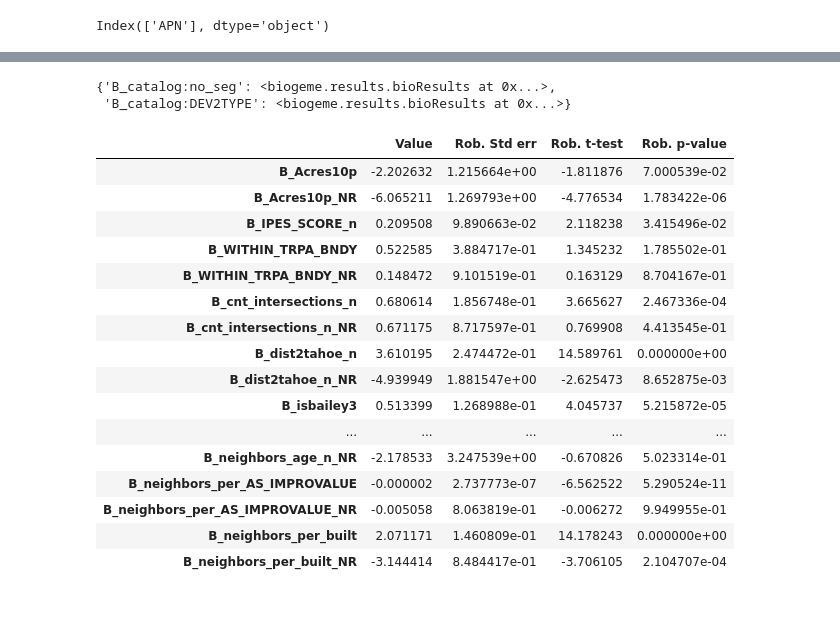
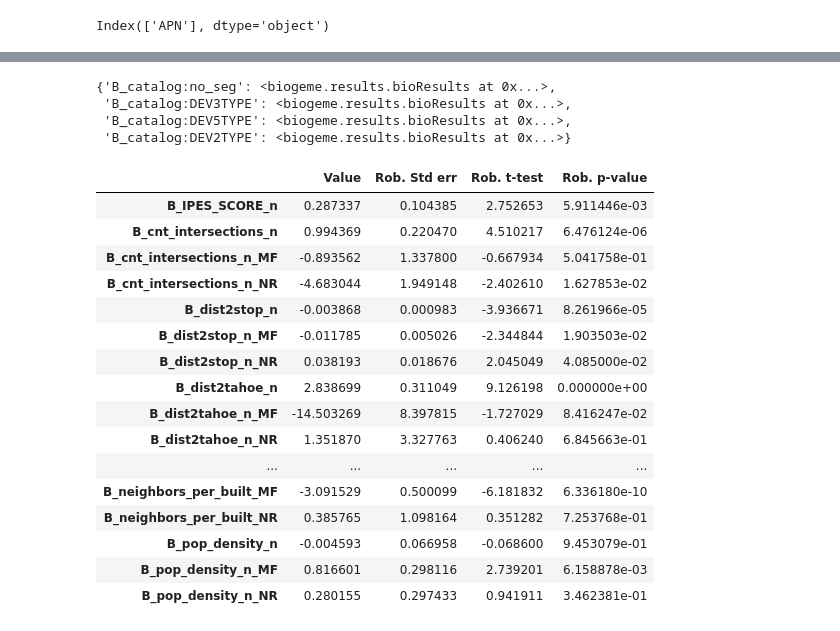
Before and after one commit to ManhanGroup/OLAF-TRPA, a Jupyter notebook: SupplyModelEstimation.ipynb, the cells around one changed output, grey strips where cells are left out. Saved outputs shown, nothing was run; the diff lists cells and outputs as text; code cells hidden in the pictures.

```diff
--- a/SupplyModelEstimation.ipynb
+++ b/SupplyModelEstimation.ipynb
@@ -502,5 +527,5 @@ SLD.columns[115]
 # %%
-selcols=SLD.columns[11:114].to_list()+SLD.columns[116:-2].to_list()
+selcols=[c for c in SLD.select_dtypes(['number']).columns[15:] if not c.startswith('B_')]
 SLD[selcols]
 from statsmodels.stats.outliers_influence import variance_inflation_factor
 
@@ -528,6 +552,7 @@ low_vif_features
  'C_R_Male']
 # %%
 #drop columns with less than 1% variance
+selcols=[c for c in selcols if not(c.startswith('B_') or c=='GasPrice'  or c.startswith('E5_') or c.startswith('E8_') or c.startswith('Count') or c.endswith('_n'))]
 variance =SLD[selcols].replace([np.inf, -np.inf,np.nan], 0).var()
 
 X_cols_n = [ ]
@@ -623,37 +648,32 @@ dtype: float64
 # %%
 # Deal with negative values in transit access
 SLD["D5AR"] = SLD["D5AR"].clip(lower=0)
-SLD["D5BR"] = SLD["D5BR"].clip(lower=0)
 
 # Normalize SLD variables
-SLD["is_MPO"] = SLD["CBSA_POP"].map(lambda x: 1 if x>=50000 else 0)
-SLD["is_TMA"] = SLD["CBSA_POP"].map(lambda x: 1 if x>=200000 else 0)
-SLD["hu_density_n"] = SLD["D1A"]/SLD["D1A"].max()
-SLD["pop_density_n"] = SLD["D1B"]/SLD["D1B"].max()
-SLD["job_density_n"] = SLD["D1C"]/SLD["D1C"].max()
+SLD["pop_density"] = SLD["TotPop"]/SLD["Ac_Land"]
+SLD["pop_density_n"] = SLD["pop_density"].map(lambda x: 0 if x<=1 else np.log(x))
+SLD["job_density"] = SLD["TotEmp"]/SLD["Ac_Land"]
+SLD["job_density_n"] = SLD["job_density"].map(lambda x: 0 if x<=1 else np.log(x))
+SLD["auto0_density"] = SLD["AutoOwn0"]/SLD["Ac_Land"]
+SLD["auto0_density_n"] = SLD["auto0_density"].map(lambda x: 0 if x<=1 else np.log(x))
+SLD["ret_density_n"] = SLD["D1C5_RET"]/SLD["D2A_JPHH"].max()
 SLD["jph_balance_n"] = SLD["D2A_JPHH"]/SLD["D2A_JPHH"].max()
 SLD["emp_entropy"] = SLD["D2B_E5MIX"]
 SLD["mix_entropy"] = SLD["D2A_EPHHM"]
 SLD["wrkperjob_n"] = SLD["D2A_WRKEMP"]/SLD["D2A_WRKEMP"].max()
-SLD["dist2stop_n"] = SLD["D4A"]/SLD["D4A"].max()
-SLD["stop_025mi"] = SLD["D4B025"]
-SLD["stop_050mi"] = SLD["D4B050"]
-SLD["NatWalkInd_n"] = SLD["NatWalkInd"]/SLD["NatWalkInd"].max()
-SLD["job_auto45_n"]= SLD["D5AR"]/SLD["D5AR"].max()
-SLD["wrk_auto45_n"]= SLD["D5AE"]/SLD["D5AE"].max()
-SLD["job_tran45_n"]= SLD["D5BR"]/SLD["D5BR"].max()
-SLD["wrk_tran45_n"]= SLD["D5BE"]/SLD["D5BE"].max()
 SLD["network_density_n"]= SLD["D3A"]/SLD["D3A"].max()
 SLD["network_densityaao_n"]= SLD["D3AAO"]/SLD["D3AAO"].max()
 SLD["network_densityamm_n"]= SLD["D3AMM"]/SLD["D3AMM"].max()
-SLD["intersection_density_n"]= SLD["D3B"]/SLD["D3B"].max()
-SLD["intersection_densityao_n"]= SLD["D3BAO"]/SLD["D3BAO"].max()
-SLD["Per_AO0"]=1-SLD["Pct_AO2p"]-SLD["Pct_AO1"]
+SLD["dist2stop_n"] = SLD["D4A"]/SLD["D4A"].max()
+SLD["stop_025mi"] = SLD["D4B025"]
+SLD["job_auto45_n"]= SLD["D5AR"]/SLD["D5AR"].max()
+SLD["auto_centrality"] = SLD["D5CRI"]
+SLD["transit_centrality"] = SLD["d5dei_1"]
+SLD["UPTpercap_n"]= SLD["UPTpercap"]/SLD["UPTpercap"].max()
+SLD["Com_VMT_Per_Worker _n"]= SLD["Com_VMT_Per_Worker"]/SLD["Com_VMT_Per_Worker"].max()
 
-#selcols=["GEOID10","GEOID20", "is_MPO", "is_TMA", "hu_density_n", "pop_density_n", "job_density_n", "jph_balance_n", "emp_entropy", "mix_entropy", "dist2stop_n", "stop_025mi", "stop_050mi", "NatWalkInd_n","job_auto45_n",\
-        # "wrk_auto45_n", "job_tran45_n", "wrk_tran45_n", "network_density_n", "network_densityaao_n", "network_densityamm_n", "intersection_density_n",  "Per_AO0", "d5dei_1", "D5CRI", 'P_WrkAge']
-
-selcols=["GEOID10","GEOID20",  "jph_balance_n","network_densityaao_n",  "Per_AO0", "d5dei_1", 'P_WrkAge']
+selcols=["GEOID10","GEOID20",  "pop_density_n", "job_density_n", "auto0_density_n", "ret_density_n", "jph_balance_n", "emp_entropy", "mix_entropy", "wrkperjob_n", "network_density_n",\
+         "network_densityaao_n", "network_densityamm_n", "dist2stop_n", "stop_025mi", "job_auto45_n", "transit_centrality", "UPTpercap_n", "Com_VMT_Per_Worker _n"]
 # %%
 SLD['GEOID10']=SLD['GEOID10'].map(lambda x: str(x).zfill(12))
 bg_gdf=bg_gdf.merge(SLD[selcols], left_on='GEOID', right_on='GEOID10').to_crs(mycrs)
@@ -681,7 +701,7 @@ def calculate_vif(df, thresh=3):
   low_collinearity_features = [columns[i] for i, v in enumerate(vif) if v <= thresh]
   return low_collinearity_features
 
-sel_variables=['lval_per_sqft_n', 'neighbors_per_AS_IMPROVALUE','neighbors_age_n',
+sel_variables=['lval_per_sqft_n', 'neighbors_age_n',
                'neighbors_FAR','neighbors_per_built','neighbors_lval_per_sqft_n','neighbors_bldsqft_per_unit_n',
          'WITHIN_TRPA_BNDY','cnt_intersections_n','isbailey4p', 'isbailey3', 'is_towncenter',
                'is_outsidebuffer', 'IPES_SCORE_n','dist2tahoe_n', 'Acres10p', 'Acreslt4000sqft' ]+selcols[2:]
@@ -1420,28 +1470,30 @@ Name: Final log likelihood, dtype: object
 pareto_results
 # %% [output]
 {'B_catalog:no_seg': <biogeme.results.bioResults at 0x...>,
+ 'B_catalog:DEV3TYPE': <biogeme.results.bioResults at 0x...>,
+ 'B_catalog:DEV5TYPE': <biogeme.results.bioResults at 0x...>,
  'B_catalog:DEV2TYPE': <biogeme.results.bioResults at 0x...>}
 # %%
-pandas_results=pareto_results['B_catalog:DEV2TYPE'].getEstimatedParameters()
+pandas_results=pareto_results['B_catalog:DEV3TYPE'].getEstimatedParameters()
 pandas_results
 # %% [output]
 |  | Value | Rob. Std err | Rob. t-test | Rob. p-value |
-| B_Acres10p | -2.202632 | 1.215664e+00 | -1.811876 | 7.000539e-02 |
-| B_Acres10p_NR | -6.065211 | 1.269793e+00 | -4.776534 | 1.783422e-06 |
-| B_IPES_SCORE_n | 0.209508 | 9.890663e-02 | 2.118238 | 3.415496e-02 |
-| B_WITHIN_TRPA_BNDY | 0.522585 | 3.884717e-01 | 1.345232 | 1.785502e-01 |
-| B_WITHIN_TRPA_BNDY_NR | 0.148472 | 9.101519e-01 | 0.163129 | 8.704167e-01 |
-| B_cnt_intersections_n | 0.680614 | 1.856748e-01 | 3.665627 | 2.467336e-04 |
-| B_cnt_intersections_n_NR | 0.671175 | 8.717597e-01 | 0.769908 | 4.413545e-01 |
-| B_dist2tahoe_n | 3.610195 | 2.474472e-01 | 14.589761 | 0.000000e+00 |
-| B_dist2tahoe_n_NR | -4.939949 | 1.881547e+00 | -2.625473 | 8.652875e-03 |
-| B_isbailey3 | 0.513399 | 1.268988e-01 | 4.045737 | 5.215872e-05 |
+| B_IPES_SCORE_n | 0.287337 | 0.104385 | 2.752653 | 5.911446e-03 |
+| B_cnt_intersections_n | 0.994369 | 0.220470 | 4.510217 | 6.476124e-06 |
+| B_cnt_intersections_n_MF | -0.893562 | 1.337800 | -0.667934 | 5.041758e-01 |
+| B_cnt_intersections_n_NR | -4.683044 | 1.949148 | -2.402610 | 1.627853e-02 |
+| B_dist2stop_n | -0.003868 | 0.000983 | -3.936671 | 8.261966e-05 |
+| B_dist2stop_n_MF | -0.011785 | 0.005026 | -2.344844 | 1.903503e-02 |
+| B_dist2stop_n_NR | 0.038193 | 0.018676 | 2.045049 | 4.085000e-02 |
+| B_dist2tahoe_n | 2.838699 | 0.311049 | 9.126198 | 0.000000e+00 |
+| B_dist2tahoe_n_MF | -14.503269 | 8.397815 | -1.727029 | 8.416247e-02 |
+| B_dist2tahoe_n_NR | 1.351870 | 3.327763 | 0.406240 | 6.845663e-01 |
 | ... | ... | ... | ... | ... |
-| B_neighbors_age_n_NR | -2.178533 | 3.247539e+00 | -0.670826 | 5.023314e-01 |
-| B_neighbors_per_AS_IMPROVALUE | -0.000002 | 2.737773e-07 | -6.562522 | 5.290524e-11 |
-| B_neighbors_per_AS_IMPROVALUE_NR | -0.005058 | 8.063819e-01 | -0.006272 | 9.949955e-01 |
-| B_neighbors_per_built | 2.071171 | 1.460809e-01 | 14.178243 | 0.000000e+00 |
-| B_neighbors_per_built_NR | -3.144414 | 8.484417e-01 | -3.706105 | 2.104707e-04 |
+| B_neighbors_per_built_MF | -3.091529 | 0.500099 | -6.181832 | 6.336180e-10 |
+| B_neighbors_per_built_NR | 0.385765 | 1.098164 | 0.351282 | 7.253768e-01 |
+| B_pop_density_n | -0.004593 | 0.066958 | -0.068600 | 9.453079e-01 |
+| B_pop_density_n_MF | 0.816601 | 0.298116 | 2.739201 | 6.158878e-03 |
+| B_pop_density_n_NR | 0.280155 | 0.297433 | 0.941911 | 3.462381e-01 |
 # %%
 pandas_results['x1'] =['' if c in ['B_'+s for s in sel_variables_1] else 'MF' if c.endswith('_MF') else 'NR' if c.endswith('_NR') else 'SF' for c in pandas_results.index]
 pandas_results['x2'] =[c[2:-3] if c.endswith('_MF') or c.endswith('_NR') else c[2:] for c in pandas_results.index]
```
Also changed, not shown: parts of 32 cells of this notebook.
